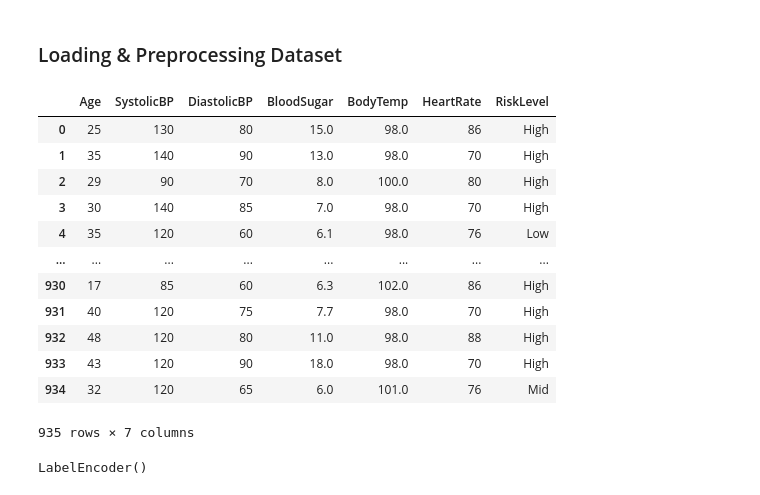
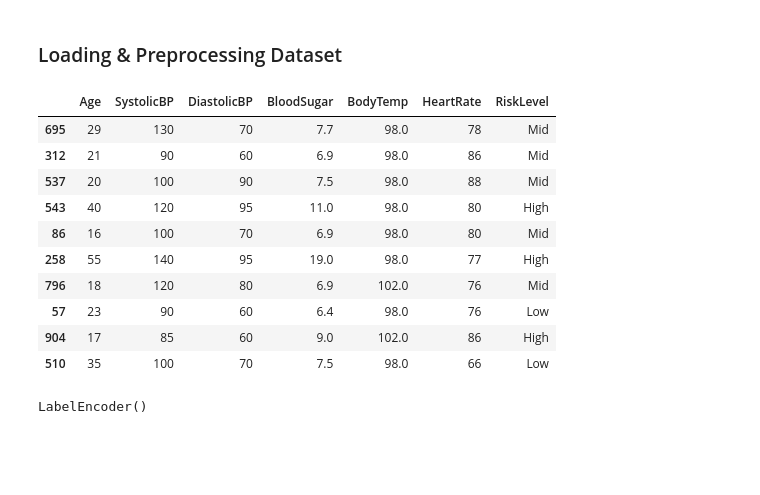
Before and after one commit to a-leena/maternal_health_risk, a Jupyter notebook: notebook/Models.ipynb, the cells around one changed output. Drawn from its saved outputs; the diff is of its cells as text; code cells hidden in the pictures; blank space fills up the shorter version.

```diff
--- a/notebook/Models.ipynb
+++ b/notebook/Models.ipynb
@@ -24,21 +25,19 @@ from sklearn.metrics import accuracy_score, r2_score, classification_report, con
 ### Loading & Preprocessing Dataset
 # %%
 full_dataset = pd.read_csv('../data/all_features_data.csv')
-full_dataset
+full_dataset.sample(10)
 # %% [output]
 |  | Age | SystolicBP | DiastolicBP | BloodSugar | BodyTemp | HeartRate | RiskLevel |
-| 0 | 25 | 130 | 80 | 15.0 | 98.0 | 86 | High |
-| 1 | 35 | 140 | 90 | 13.0 | 98.0 | 70 | High |
-| 2 | 29 | 90 | 70 | 8.0 | 100.0 | 80 | High |
-| 3 | 30 | 140 | 85 | 7.0 | 98.0 | 70 | High |
-| 4 | 35 | 120 | 60 | 6.1 | 98.0 | 76 | Low |
-| ... | ... | ... | ... | ... | ... | ... | ... |
-| 930 | 17 | 85 | 60 | 6.3 | 102.0 | 86 | High |
-| 931 | 40 | 120 | 75 | 7.7 | 98.0 | 70 | High |
-| 932 | 48 | 120 | 80 | 11.0 | 98.0 | 88 | High |
-| 933 | 43 | 120 | 90 | 18.0 | 98.0 | 70 | High |
-| 934 | 32 | 120 | 65 | 6.0 | 101.0 | 76 | Mid |
+| 695 | 29 | 130 | 70 | 7.7 | 98.0 | 78 | Mid |
+| 312 | 21 | 90 | 60 | 6.9 | 98.0 | 86 | Mid |
+| 537 | 20 | 100 | 90 | 7.5 | 98.0 | 88 | Mid |
+| 543 | 40 | 120 | 95 | 11.0 | 98.0 | 80 | High |
+| 86 | 16 | 100 | 70 | 6.9 | 98.0 | 80 | Mid |
+| 258 | 55 | 140 | 95 | 19.0 | 98.0 | 77 | High |
+| 796 | 18 | 120 | 80 | 6.9 | 102.0 | 76 | Mid |
+| 57 | 23 | 90 | 60 | 6.4 | 98.0 | 76 | Low |
+| 904 | 17 | 85 | 60 | 9.0 | 102.0 | 86 | High |
+| 510 | 35 | 100 | 70 | 7.5 | 98.0 | 66 | Low |
-935 rows × 7 columns
 # %%
 X = full_dataset.drop(columns=['RiskLevel'])
 y = full_dataset['RiskLevel']
```
Also changed, not shown: parts of 13 cells of this notebook, 8 other files.
